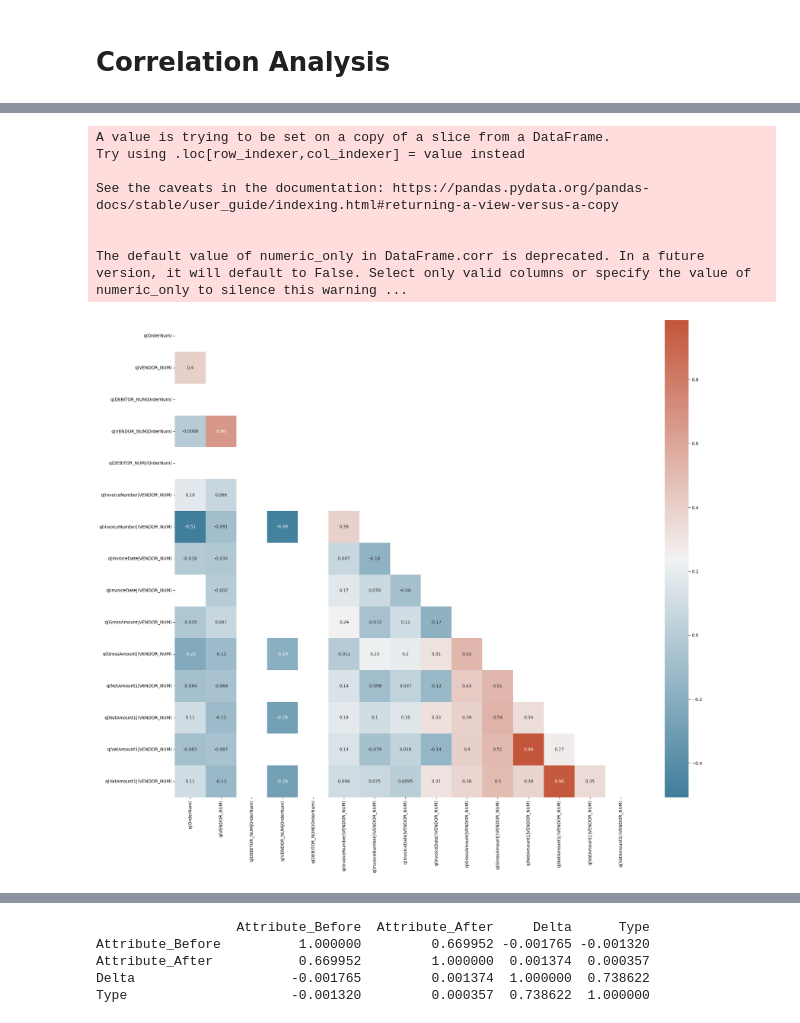
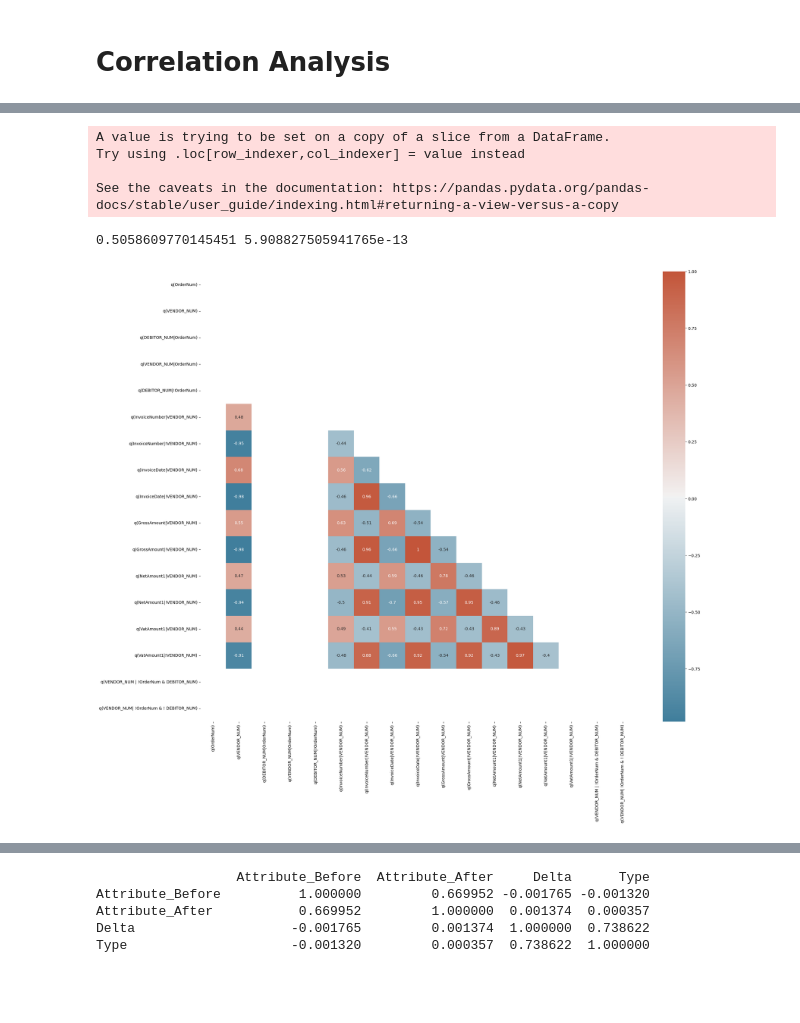
Before and after one commit to FusionShareeza/Masterarbeit, a Jupyter notebook: sqlconnector.ipynb, the cells around one changed output, grey strips where cells are left out. Cells and saved outputs as stored; diff of their text form; code cells hidden in the pictures; blank space fills up the shorter version.

```diff
--- a/sqlconnector.ipynb
+++ b/sqlconnector.ipynb
@@ -67,7 +221,7 @@ Tensorflow/Keras: 2.12.0
 # %% [markdown]
 # Connect to Database and get Data
 # %%
-tenant = '000git'
+tenant = '0009am'
 # %%
 def connect_to_db_better(connection_string,
                     database,
@@ -628,8 +782,9 @@ def sort_numbers_by_position(df, sollwerte_transposed ,col_name, threshold):
 
     return sorted_numbers, threshold_numbers
 # %%
-startdate = "'2023-07-05 09:44:23.030'"
-enddate = "'2023-07-12 08:28:20.000'"
+startdate = "'2023-03-01 09:44:23.030'"
+enddate = "'2023-07-16 13:28:20.000'"
+
 
 df_table_cclogattributes = get_table_data_CCLOG('CCLogAttributes', connect_to_db_better(connection_string= 'classconprocessingger.database.windows.net', database = 'T_'+tenant+'')
                                            ,""+startdate+"",""+enddate+"")
@@ -1368,10 +1511,13 @@ corr
 # %%
-result = pd.concat(dc_all_results_df_vendor_complete["d-velop"], axis=0)
-display(result)
+result = pd.concat(dc_all_results_df_vendor_complete["MFW"], axis=0)
+#display(result['q(VENDOR_NUM)'])
+result.fillna(0, inplace=True)
+inf_indices = np.isinf(result)
+result = result[~inf_indices]
 # %%
-tenant = '0008jl'
+tenant = '0009a5'
 startdate = "'2023-03-01 09:44:23.030'"
-enddate = "'2023-06-21 13:28:20.000'"
+enddate = "'2023-07-16 13:28:20.000'"
 
 df_table_cclogattributes = get_table_data_CCLOG('CCLogAttributes', connect_to_db_better(connection_string= 'classconprocessingger.database.windows.net', database = 'T_'+tenant+'')
                                            ,""+startdate+"",""+enddate+"")
@@ -1380,33 +1526,34 @@ df_table_cclogattributes = df_table_cclogattributes.replace('\n',' ', regex=True
 df_table_cclogattributes = df_table_cclogattributes.replace('\r',' ', regex=True)
 df_table_cclogattributes.to_csv('./data/cclogattributes_T_'+tenant+'_reduced.csv', index=False, header= True, encoding='utf-8')
 # %%
+import scipy.stats
 abc = df_table_cclogattributes.drop(['LogTime'], axis=1)
 
 
 selected_values = ['DocumentType','DEBITOR_NUM','NAME','STR','ZIP','CITY','COUNTRY','VENDOR_NUM','VENDOR_NAME','VENDOR_STR','VENDOR_CITY','VENDOR_ZIP_CODE','VENDOR_IBAN','VENDOR_VAT_REGISTRATION_ID','InvoiceNumber','InvoiceDate','PerformanceDate','BookingDate','GrossAmountCurrency','GrossAmount','NetAmount1','VatRate1','VatAmount1','NetAmount2','VatRate2','VatAmount2','AdditionalCosts','ImpersonalAccount','CostCenter']
 subset = abc[abc['Attribute_Name'].isin(selected_values)]
 subset['Attribute_Name'] = pd.Categorical(subset['Attribute_Name'], categories=selected_values, ordered=True)
 grouped2 = subset.pivot_table(index='DocumentID', columns='Attribute_Name', values='Delta')
 
-correlation_matrix = result.corr(method='pearson')
+correlation_matrix = result.corr(method='kendall')
 
+spasodfi, asfdsadf = scipy.stats.spearmanr(result['q(VENDOR_NUM)'], result['q(NetAmount1|VENDOR_NUM)'])
+print(spasodfi, asfdsadf)
 f, ax = plt.subplots(figsize=(24, 20))
 
 mask = np.triu(np.ones_like(correlation_matrix, dtype=bool))
 
 
 cmap = sns.diverging_palette(230, 20, as_cmap=True)
 
 
 a = sns.heatmap(correlation_matrix, annot=True, mask = mask, cmap=cmap)
 
 a.figure.savefig("data/correlation/dvelop.png")
 # %% [output]
 A value is trying to be set on a copy of a slice from a DataFrame.
 Try using .loc[row_indexer,col_indexer] = value instead
 
 See the caveats in the documentation: https://pandas.pydata.org/pandas-docs/stable/user_guide/indexing.html#returning-a-view-versus-a-copy
-
-
-The default value of numeric_only in DataFrame.corr is deprecated. In a future version, it will default to False. Select only valid columns or specify the value of numeric_only to silence this warning ...
+0.5058609770145451 5.908827505941765e-13
-[figure, old version]
+[figure, new version]
```
Also changed, not shown: parts of 6 cells of this notebook, 3 other files.
